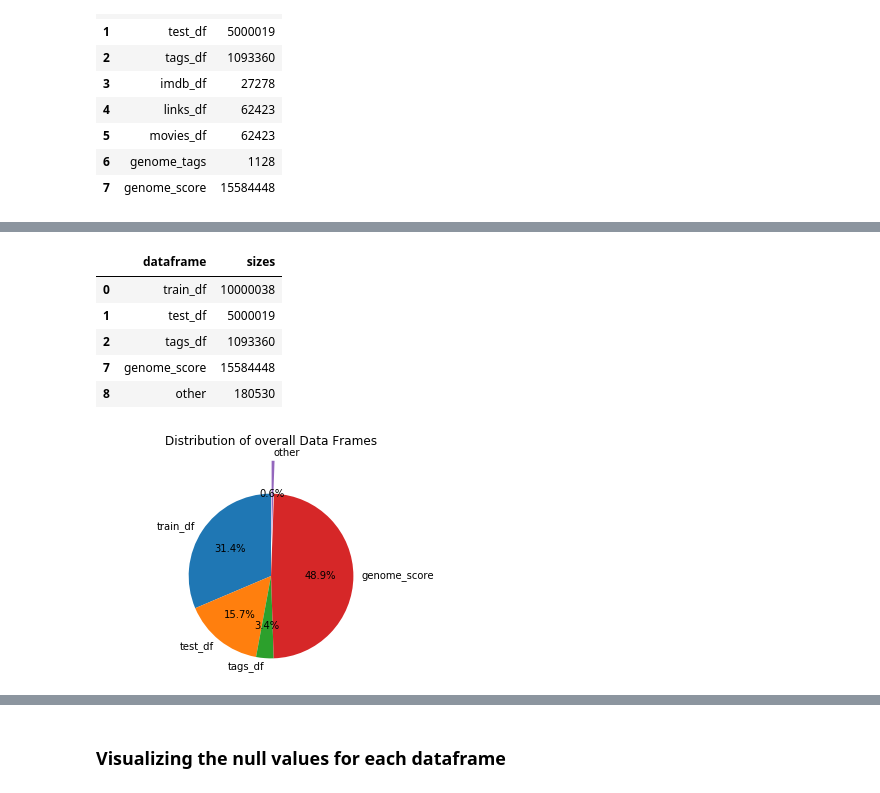
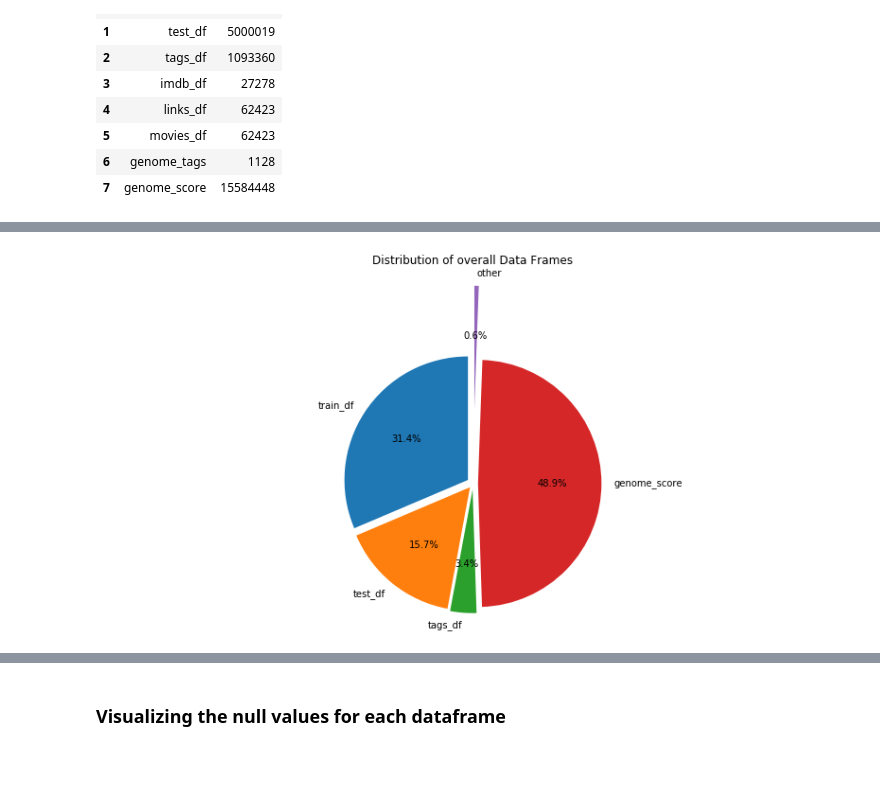
Before and after one commit to CharlesMaponya/Unsupervised_notebook, a Jupyter notebook: Kaggle_notebooki.ipynb, the cells around one changed output, grey strips where cells are left out. Drawn from its saved outputs; the diff is of its cells as text; code cells hidden in the pictures; blank space fills up the shorter version.

```diff
--- a/Kaggle_notebooki.ipynb
+++ b/Kaggle_notebooki.ipynb
@@ -226,25 +293,15 @@ total_size_df
-# %%
-total_size_df = total_size_df[total_size_df['sizes'] > 100000]
-total_size_df
-# %% [output]
-|  | dataframe | sizes |
-| 0 | train_df | 10000038 |
-| 1 | test_df | 5000019 |
-| 2 | tags_df | 1093360 |
-| 7 | genome_score | 15584448 |
-| 8 | other | 180530 |
 # %%
-explodeTuple = (0.0, 0.0, 0.0, 0.0, 0.4)
-fig1, ax1 = plt.subplots()
+explodeTuple = (0.05, 0.04, 0.05, 0.04, 0.6)
+fig1, ax1 = plt.subplots(figsize=(14,7))
 ax1.pie(total_size_df['sizes'].values,
         labels=total_size_df['dataframe'].values,
         startangle=90, autopct='%1.1f%%',
         explode=explodeTuple)
 ax1.axis('equal')
 plt.title('Distribution of overall Data Frames')
 plt.show()
 # %% [output]
-[figure, old version]
+[figure, new version]
 # %%
 len_list = [['train_df', len(train_df)], ['tags_df', len(tags_df)],
             ['imdb_df', len(imdb_df)], ['links_df', len(links_df)],
```
Also changed, not shown: parts of 59 cells of this notebook.
